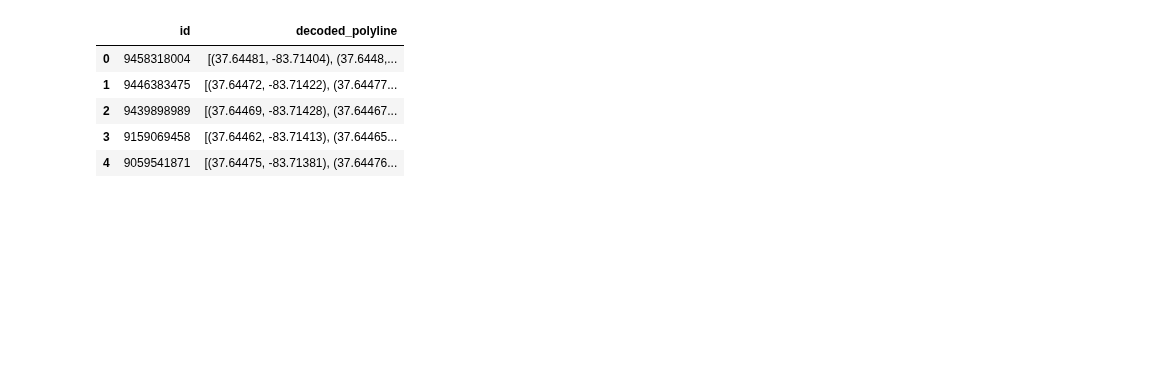
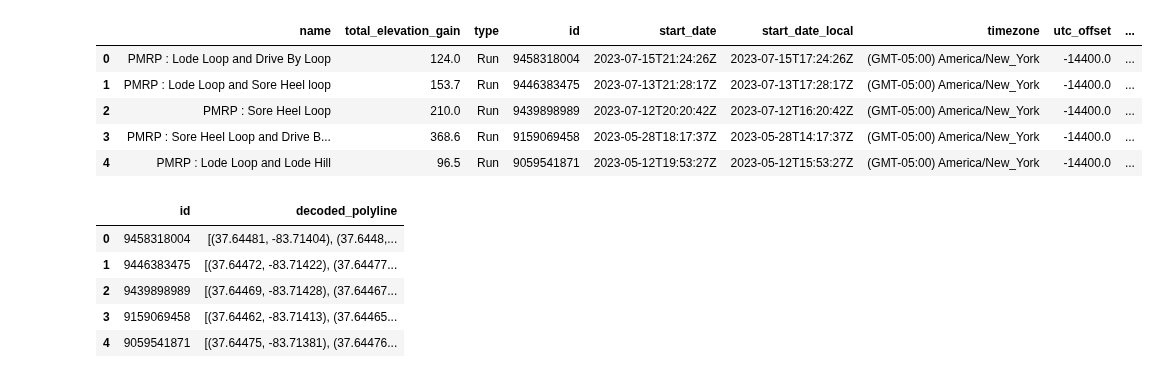
Before and after one commit to jsphotos205/strava, a Jupyter notebook: mapping.ipynb, the cells around one changed output. Saved outputs shown, nothing was run; the diff lists cells and outputs as text; code cells hidden in the pictures; blank space fills up the shorter version.

```diff
--- a/mapping.ipynb
+++ b/mapping.ipynb
@@ -8,3 +39,12 @@ sore_heel_poly = pd.read_csv('csv/run/polyline/')
+# %%
+pmrp_run.head()
+# %% [output]
+|  | name | total_elevation_gain | type | id | start_date | start_date_local | timezone | utc_offset | ... |
+| 0 | PMRP : Lode Loop and Drive By Loop | 124.0 | Run | 9458318004 | 2023-07-15T21:24:26Z | 2023-07-15T17:24:26Z | (GMT-05:00) America/New_York | -14400.0 | ... |
+| 1 | PMRP : Lode Loop and Sore Heel loop | 153.7 | Run | 9446383475 | 2023-07-13T21:28:17Z | 2023-07-13T17:28:17Z | (GMT-05:00) America/New_York | -14400.0 | ... |
+| 2 | PMRP : Sore Heel Loop | 210.0 | Run | 9439898989 | 2023-07-12T20:20:42Z | 2023-07-12T16:20:42Z | (GMT-05:00) America/New_York | -14400.0 | ... |
+| 3 | PMRP : Sore Heel Loop and Drive B... | 368.6 | Run | 9159069458 | 2023-05-28T18:17:37Z | 2023-05-28T14:17:37Z | (GMT-05:00) America/New_York | -14400.0 | ... |
+| 4 | PMRP : Lode Loop and Lode Hill | 96.5 | Run | 9059541871 | 2023-05-12T19:53:27Z | 2023-05-12T15:53:27Z | (GMT-05:00) America/New_York | -14400.0 | ... |
 # %%
 pmrp_poly.head()
 # %% [output]
```
Also changed, not shown: parts of 7 cells of this notebook, 7 other files.
